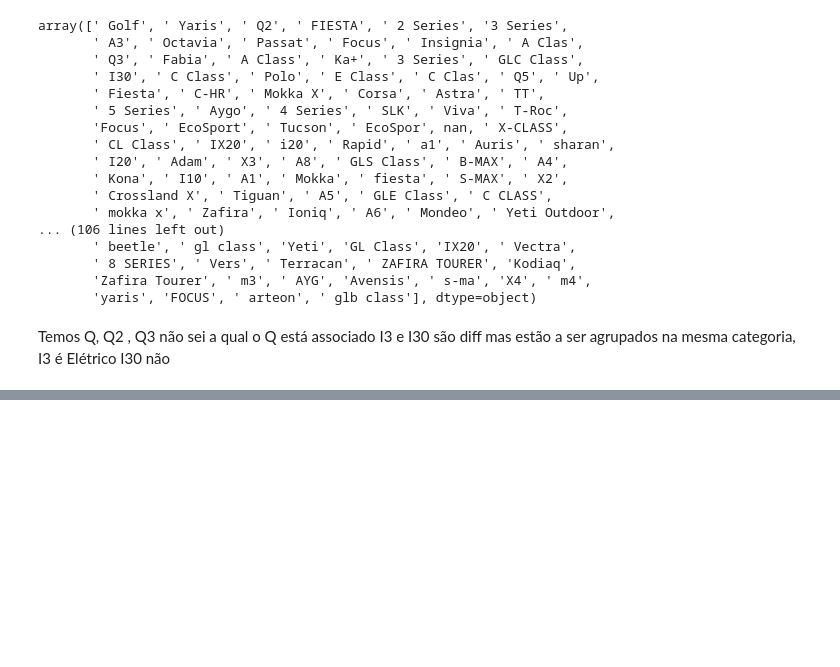
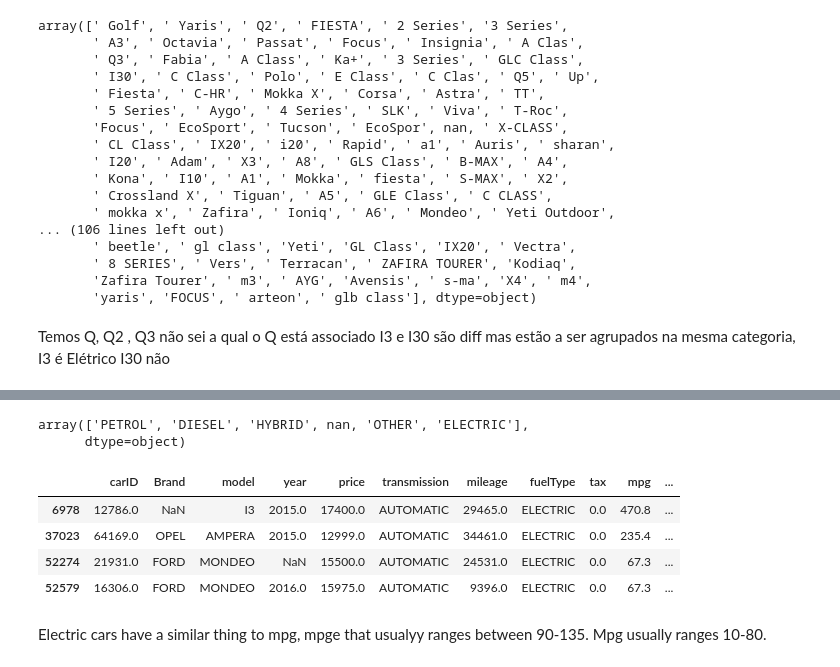
Before and after one commit to barbara-sousa-franco/Machine-Learning-Project, a Jupyter notebook: Deliverable 1.ipynb, the cells around one changed output, grey strips where cells are left out. Drawn from its saved outputs; the diff is of its cells as text; code cells hidden in the pictures; blank space fills up the shorter version.

```diff
--- a/Deliverable 1.ipynb
+++ b/Deliverable 1.ipynb
@@ -777,0 +821,15 @@ df_train
+# %%
+df_train['fuelType'].unique()
+# %% [output]
+array(['PETROL', 'DIESEL', 'HYBRID', nan, 'OTHER', 'ELECTRIC'],
+      dtype=object)
+# %%
+df_train[df_train['fuelType']=='ELECTRIC']
+# %% [output]
+|  | carID | Brand | model | year | price | transmission | mileage | fuelType | tax | mpg | ... |
+| 6978 | 12786.0 | NaN | I3 | 2015.0 | 17400.0 | AUTOMATIC | 29465.0 | ELECTRIC | 0.0 | 470.8 | ... |
+| 37023 | 64169.0 | OPEL | AMPERA | 2015.0 | 12999.0 | AUTOMATIC | 34461.0 | ELECTRIC | 0.0 | 235.4 | ... |
+| 52274 | 21931.0 | FORD | MONDEO | NaN | 15500.0 | AUTOMATIC | 24531.0 | ELECTRIC | 0.0 | 67.3 | ... |
+| 52579 | 16306.0 | FORD | MONDEO | 2016.0 | 15975.0 | AUTOMATIC | 9396.0 | ELECTRIC | 0.0 | 67.3 | ... |
+# %% [markdown]
+Electric cars have a similar thing to mpg, mpge that usualyy ranges between 90-135. Mpg usually ranges 10-80.
```
Also changed, not shown: parts of 15 cells of this notebook.
